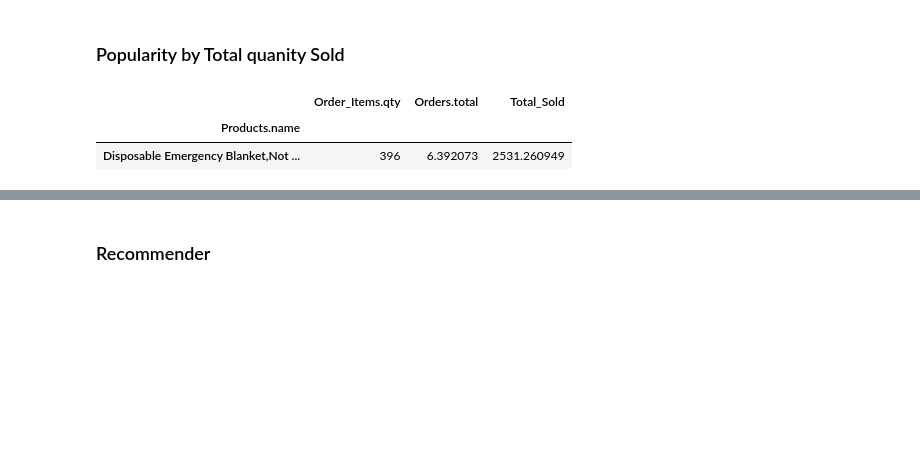
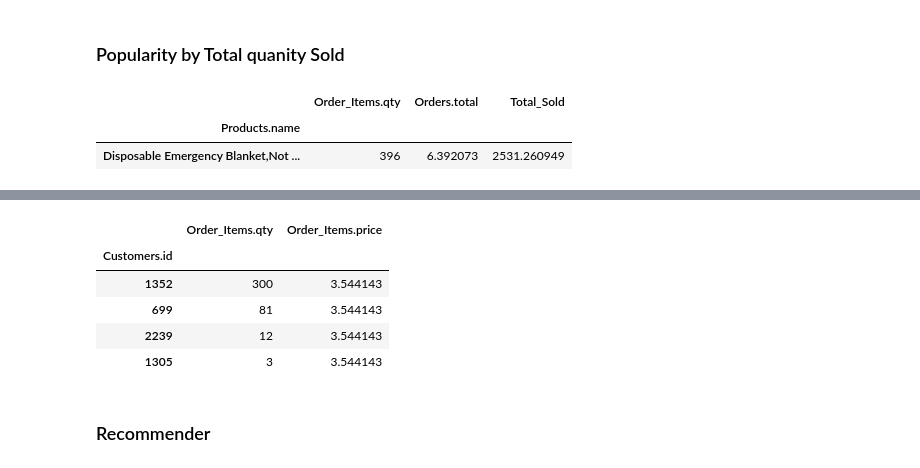
Before and after one commit to miamedra2/RecommenderforSalesData, a Jupyter notebook: Recommender_for_sales_data.ipynb, the cells around one changed output, grey strips where cells are left out. Saved outputs shown, nothing was run; the diff lists cells and outputs as text; code cells hidden in the pictures; blank space fills up the shorter version.

```diff
--- a/Recommender_for_sales_data.ipynb
+++ b/Recommender_for_sales_data.ipynb
@@ -1070,3 +1083,15 @@ df_pop[df_pop['Order_Items.qty'] == df_pop['Order_Items.qty'].max()]
+# %%
+df_aggbestcust = pd.DataFrame(df_bestcust.groupby('Customers.id').agg({'Order_Items.qty': (lambda x: x.sum()),
+                                                     'Order_Items.price':(lambda x: x.mean())}))
+df_aggbestcust["Total_Spent"] = df_aggbestcust['Order_Items.qty'] *
+df_aggbestcust.sort_values('Order_Items.qty', ascending=False)
+# %% [output]
+|  | Order_Items.qty | Order_Items.price |
+| Customers.id |  |  |
+| 1352 | 300 | 3.544143 |
+| 699 | 81 | 3.544143 |
+| 2239 | 12 | 3.544143 |
+| 1305 | 3 | 3.544143 |
 # %% [markdown]
 ### Recommender
 # %%
```
Also changed, not shown: parts of 11 cells of this notebook.
